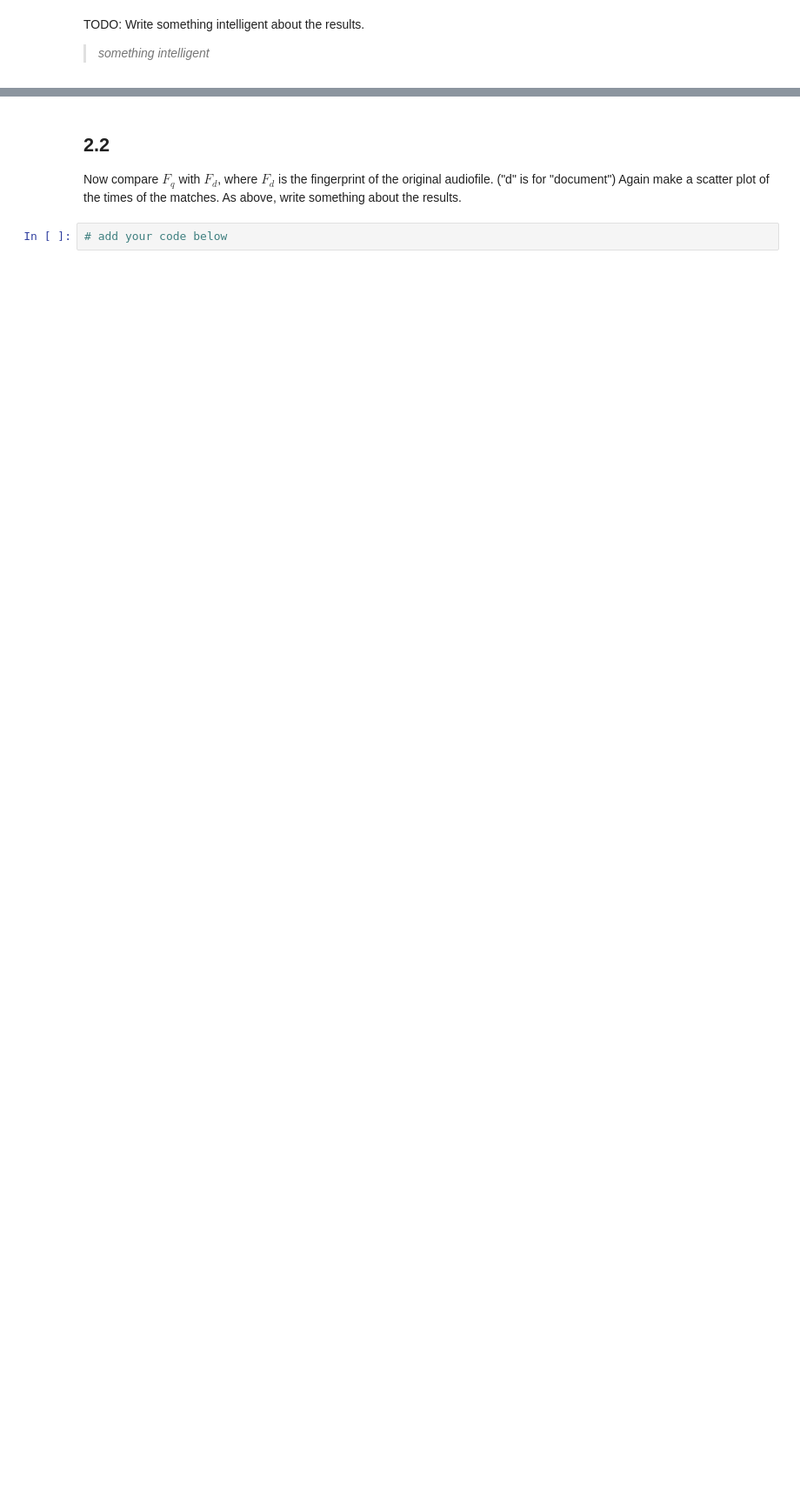
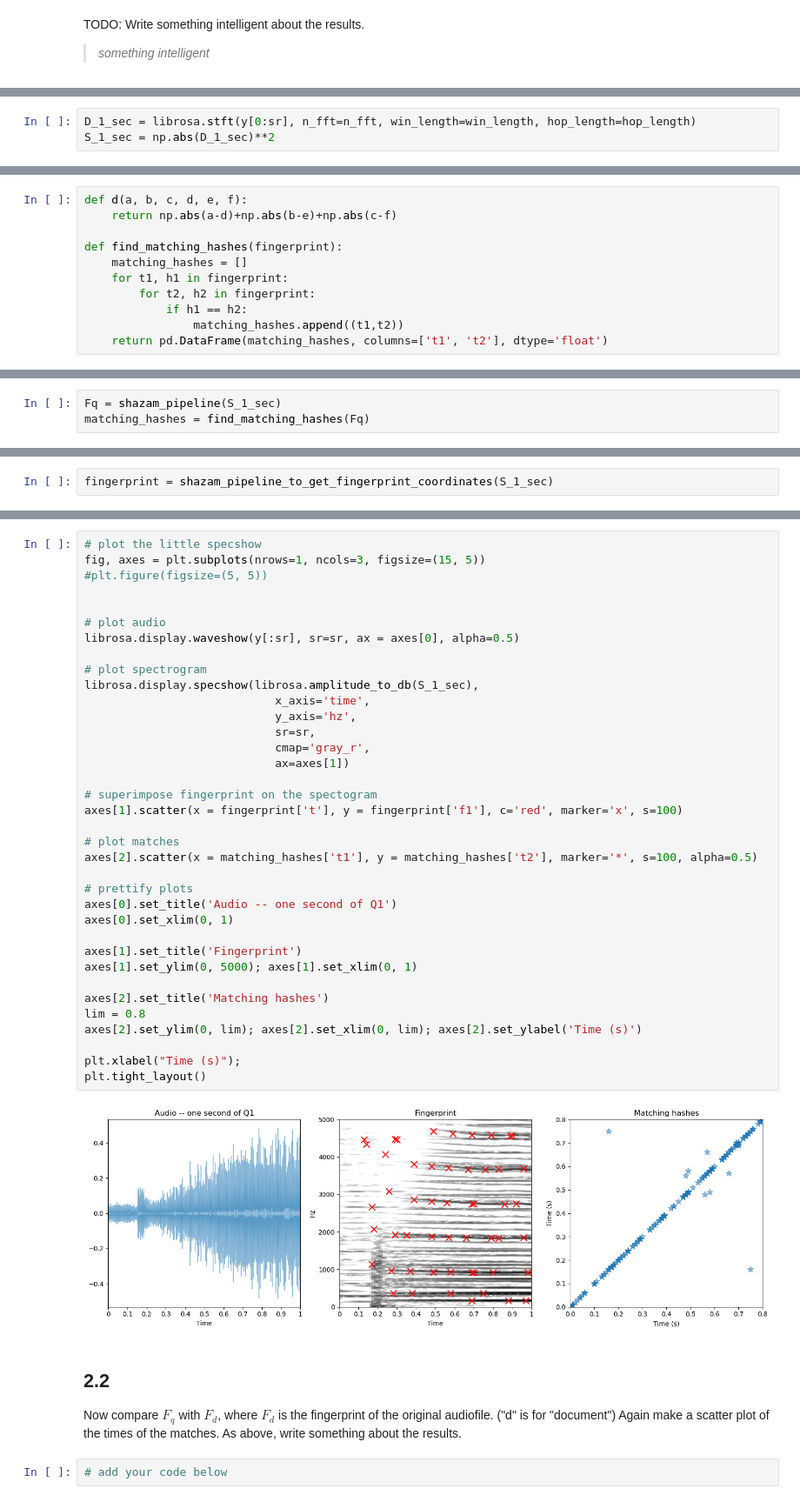
Before and after one commit to LinusOstlund/DT2470, a Jupyter notebook: labs/lab-4-information-retreival/DT2470_lab04-1.ipynb, the cells around one changed output, grey strips where cells are left out. Shown at 87% size. Drawn from its saved outputs; the diff is of its cells as text; blank space fills up the shorter version.

```diff
--- a/labs/lab-4-information-retreival/DT2470_lab04-1.ipynb
+++ b/labs/lab-4-information-retreival/DT2470_lab04-1.ipynb
@@ -199,0 +337,3 @@ Now it's time to create an algorithm for comparing two fingerprints. We will sta
+# %%
+D_1_sec = librosa.stft(y[0:sr], n_fft=n_fft, win_length=win_length, hop_length=hop_length)
+S_1_sec = np.abs(D_1_sec)**2
@@ -199,0 +348,11 @@ Now it's time to create an algorithm for comparing two fingerprints. We will sta
+# %%
+def d(a, b, c, d, e, f):
+    return np.abs(a-d)+np.abs(b-e)+np.abs(c-f)
+
+def find_matching_hashes(fingerprint):
+    matching_hashes = []
+    for t1, h1 in fingerprint:
+        for t2, h2 in fingerprint:
+            if h1 == h2:
+                matching_hashes.append((t1,t2))
+    return pd.DataFrame(matching_hashes, columns=['t1', 't2'], dtype='float')
@@ -199,0 +391,3 @@ Now it's time to create an algorithm for comparing two fingerprints. We will sta
+# %%
+Fq = shazam_pipeline(S_1_sec)
+matching_hashes = find_matching_hashes(Fq)
@@ -199,0 +398,2 @@ Now it's time to create an algorithm for comparing two fingerprints. We will sta
+# %%
+fingerprint = shazam_pipeline_to_get_fingerprint_coordinates(S_1_sec)
@@ -200,3 +402,41 @@ Now it's time to create an algorithm for comparing two fingerprints. We will sta
+# %%
+# plot the little specshow
+fig, axes = plt.subplots(nrows=1, ncols=3, figsize=(15, 5))
+#plt.figure(figsize=(5, 5))
+
+
+# plot audio
+librosa.display.waveshow(y[:sr], sr=sr, ax = axes[0], alpha=0.5)
+
+# plot spectrogram
+librosa.display.specshow(librosa.amplitude_to_db(S_1_sec),
+                            x_axis='time',
+                            y_axis='hz',
+                            sr=sr,
+                            cmap='gray_r',
+                            ax=axes[1])
+
+# superimpose fingerprint on the spectogram
+axes[1].scatter(x = fingerprint['t'], y = fingerprint['f1'], c='red', marker='x', s=100)
+
+# plot matches
+axes[2].scatter(x = matching_hashes['t1'], y = matching_hashes['t2'], marker='*', s=100, alpha=0.5)
+
+# prettify plots
+axes[0].set_title('Audio -- one second of Q1')
+axes[0].set_xlim(0, 1)
+
+axes[1].set_title('Fingerprint')
+axes[1].set_ylim(0, 5000); axes[1].set_xlim(0, 1)
+
+axes[2].set_title('Matching hashes')
+lim = 0.8
+axes[2].set_ylim(0, lim); axes[2].set_xlim(0, lim); axes[2].set_ylabel('Time (s)')
+
+plt.xlabel("Time (s)");
+plt.tight_layout()
+# %% [output]
+[figure, added]
 # %% [markdown]
 ## 2.2
 
```
Also changed, not shown: parts of 36 cells of this notebook.
